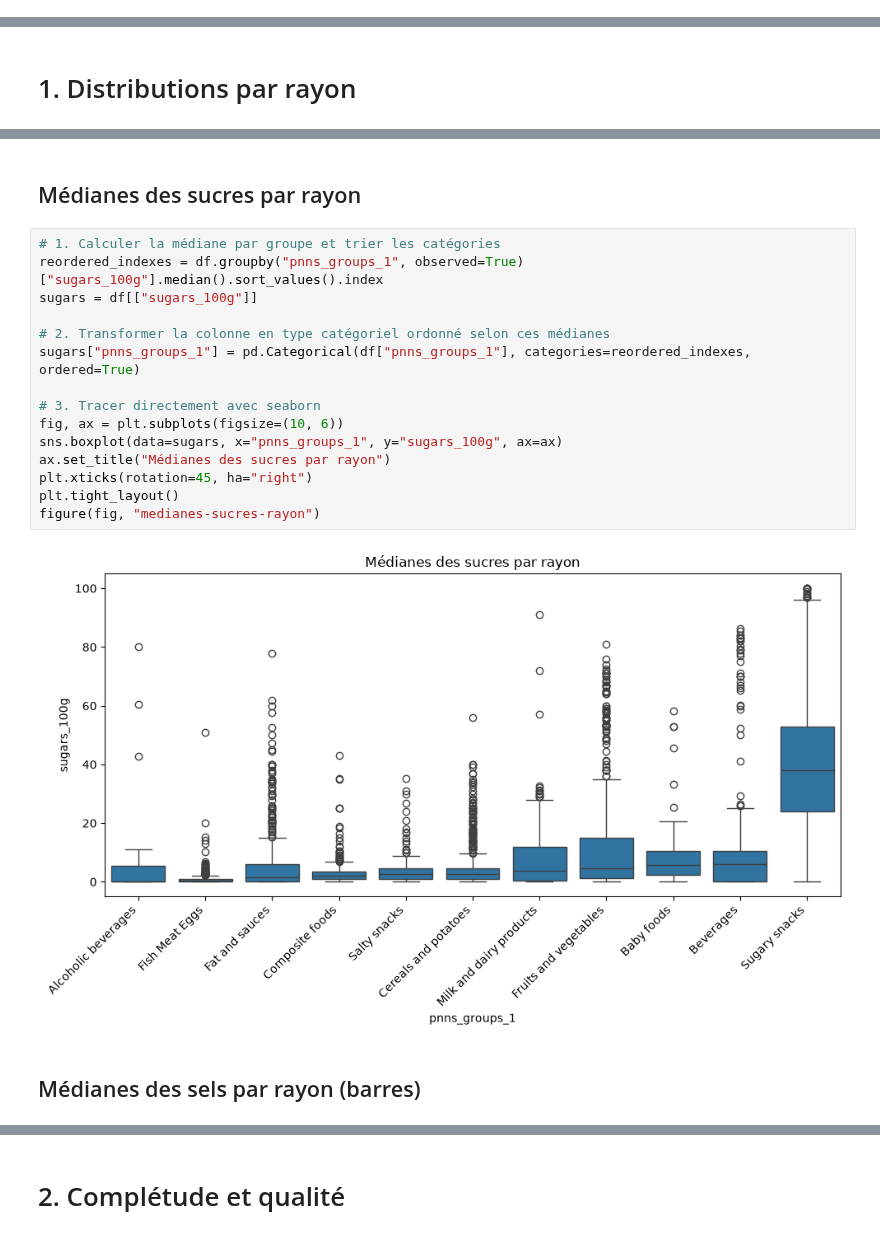
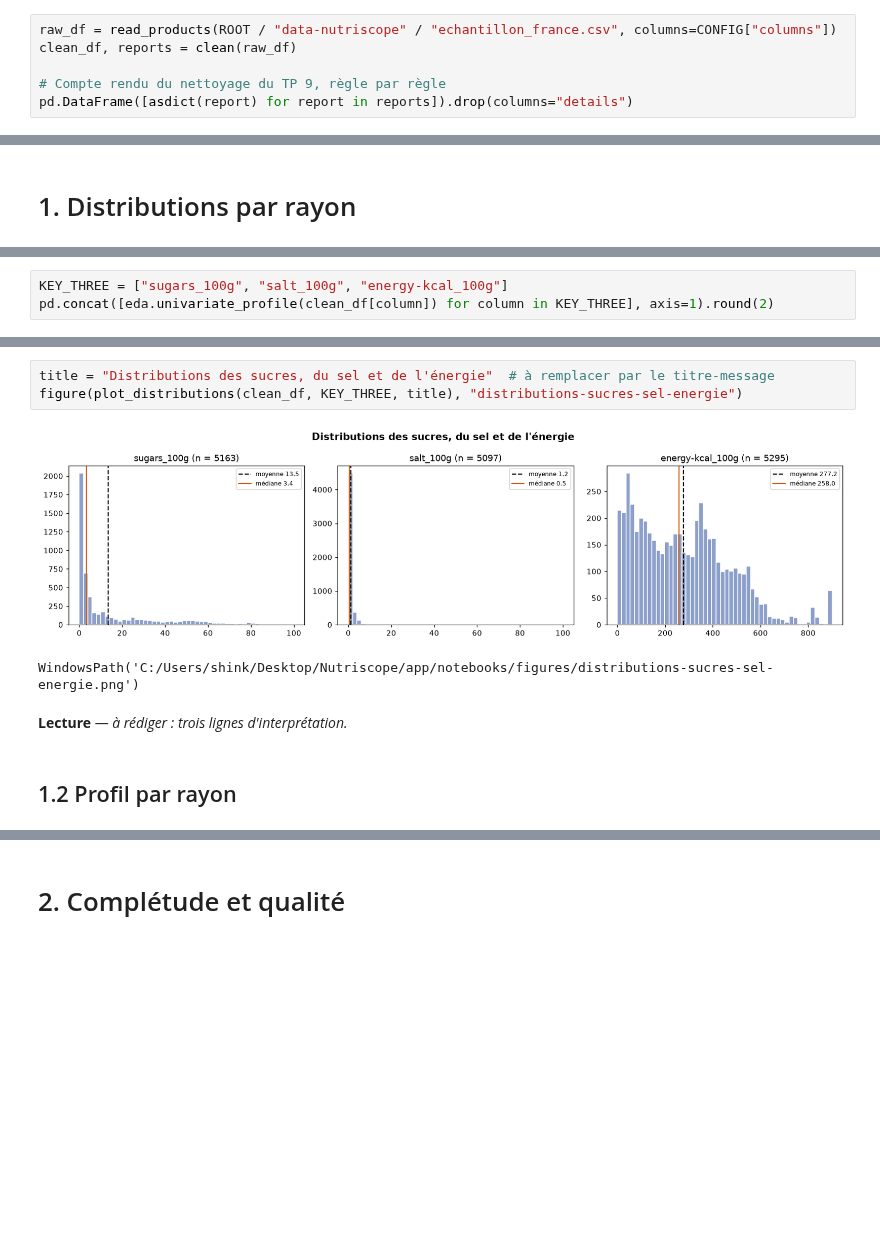
Before and after one commit to SebastienHus/Nutriscope_team_delegue, a Jupyter notebook: notebooks/eda_reference.ipynb, the cells around one changed output, grey strips where cells are left out. Drawn from its saved outputs; the diff is of its cells as text; blank space fills up the shorter version.

```diff
--- a/notebooks/eda_reference.ipynb
+++ b/notebooks/eda_reference.ipynb
@@ -41,0 +67,6 @@ df, _ = charger_propre("../data-nutriscope/echantillon_france.csv")
+# %%
+raw_df = read_products(ROOT / "data-nutriscope" / "echantillon_france.csv", columns=CONFIG["columns"])
+clean_df, reports = clean(raw_df)
+
+# Compte rendu du nettoyage du TP 9, règle par règle
+pd.DataFrame([asdict(report) for report in reports]).drop(columns="details")
@@ -65,0 +112,3 @@ Series([], dtype: object)
+# %%
+KEY_THREE = ["sugars_100g", "salt_100g", "energy-kcal_100g"]
+pd.concat([eda.univariate_profile(clean_df[column]) for column in KEY_THREE], axis=1).round(2)
@@ -66,21 +133,10 @@ Series([], dtype: object)
+# %%
+title = "Distributions des sucres, du sel et de l'énergie"  # à remplacer par le titre-message
+figure(plot_distributions(clean_df, KEY_THREE, title), "distributions-sucres-sel-energie")
+# %% [output]
+[figure, added]
+WindowsPath('C:/Users/shink/Desktop/Nutriscope/app/notebooks/figures/distributions-sucres-sel-energie.png')
+# %% [markdown]
+**Lecture** — _à rédiger : trois lignes d'interprétation._
 # %% [markdown]
-## Médianes des sucres par rayon
+## 1.2 Profil par rayon
-# %%
-# 1. Calculer la médiane par groupe et trier les catégories
-reordered_indexes = df.groupby("pnns_groups_1", observed=True)["sugars_100g"].median().sort_values().index
-sugars = df[["sugars_100g"]]
-
-# 2. Transformer la colonne en type catégoriel ordonné selon ces médianes
-sugars["pnns_groups_1"] = pd.Categorical(df["pnns_groups_1"], categories=reordered_indexes, ordered=True)
-
-# 3. Tracer directement avec seaborn
-fig, ax = plt.subplots(figsize=(10, 6))
-sns.boxplot(data=sugars, x="pnns_groups_1", y="sugars_100g", ax=ax)
-ax.set_title("Médianes des sucres par rayon")
-plt.xticks(rotation=45, ha="right")
-plt.tight_layout()
-figure(fig, "medianes-sucres-rayon")
-# %% [output]
-[figure, removed]
-# %% [markdown]
-## Médianes des sels par rayon (barres)
```
Also changed, not shown: parts of 86 cells of this notebook, 26 other files.
